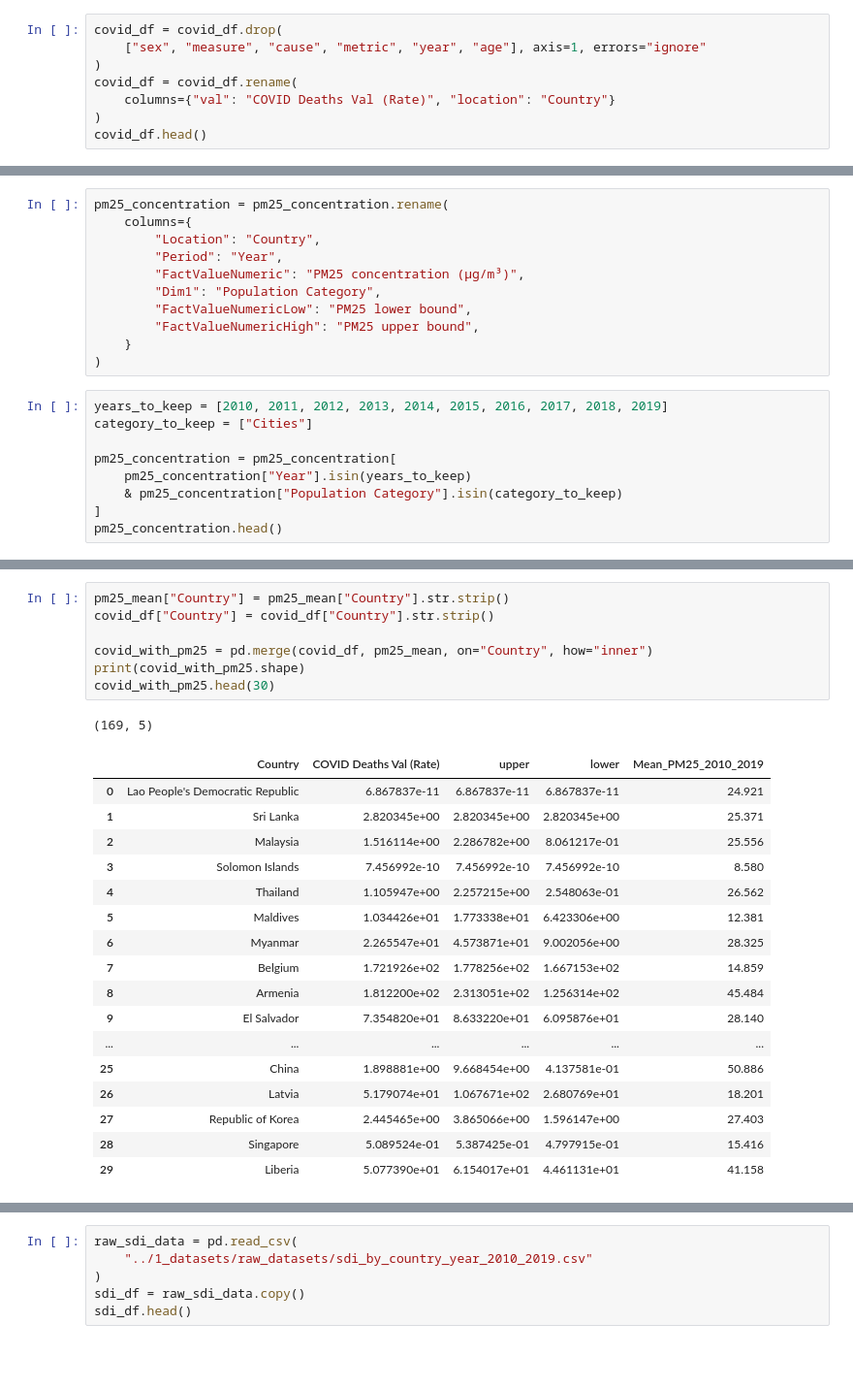
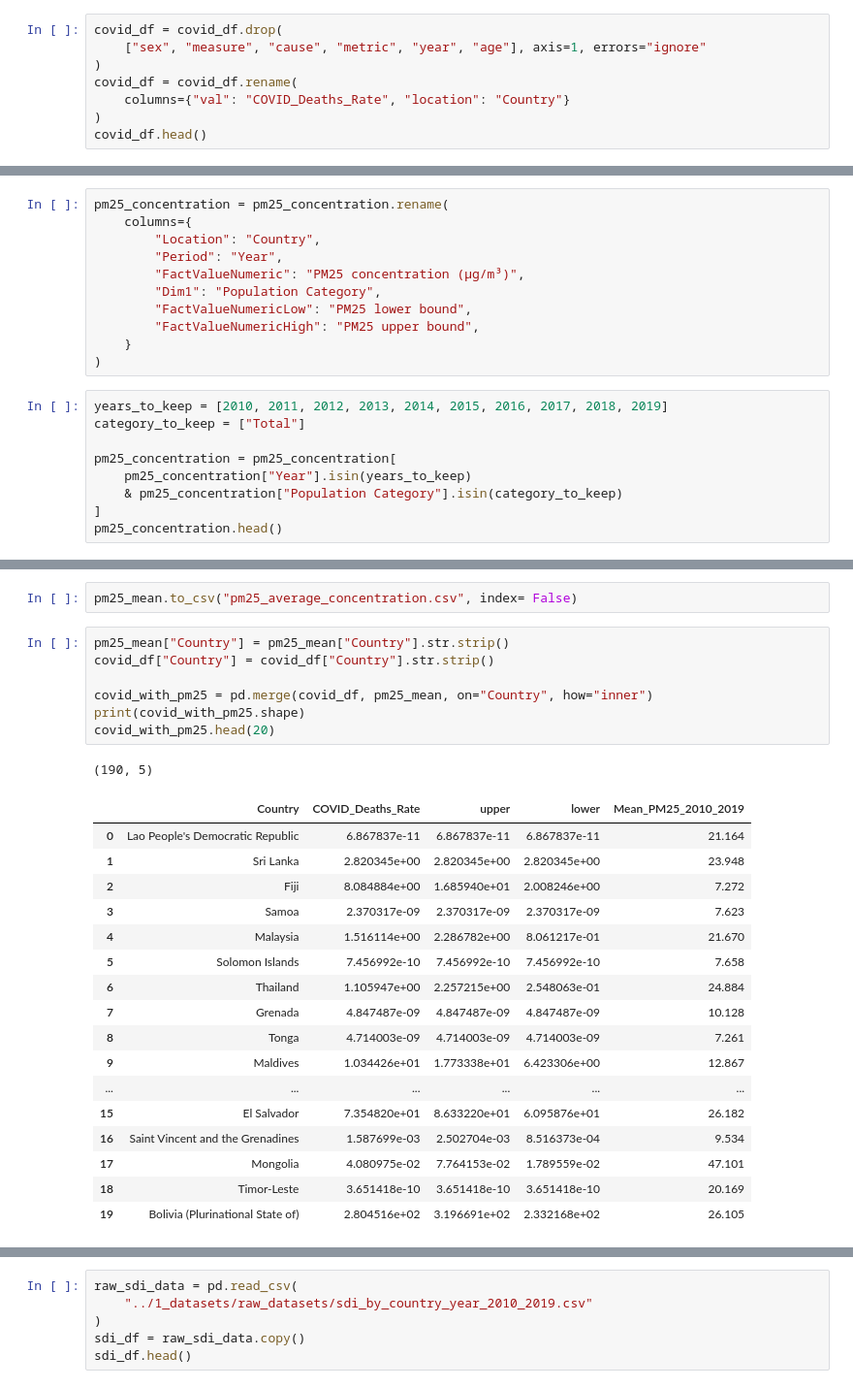
Before and after one commit to ibrahim-sisar/ET6-CDSP-group-09-repo, a Jupyter notebook: 2_data_preparation/covid_deaths_all_countries.ipynb, the cells around one changed output, grey strips where cells are left out. Shown at 97% size. Cells and saved outputs as stored; diff of their text form; blank space fills up the shorter version.

```diff
--- a/2_data_preparation/covid_deaths_all_countries.ipynb
+++ b/2_data_preparation/covid_deaths_all_countries.ipynb
@@ -49,7 +49,7 @@ covid_df = covid_df.drop(
     ["sex", "measure", "cause", "metric", "year", "age"], axis=1, errors="ignore"
 )
 covid_df = covid_df.rename(
-    columns={"val": "COVID Deaths Val (Rate)", "location": "Country"}
+    columns={"val": "COVID_Deaths_Rate", "location": "Country"}
 )
 covid_df.head()
 # %% [output]
@@ -88,7 +90,7 @@ pm25_concentration = pm25_concentration.rename(
 )
 # %%
 years_to_keep = [2010, 2011, 2012, 2013, 2014, 2015, 2016, 2017, 2018, 2019]
-category_to_keep = ["Cities"]
+category_to_keep = ["Total"]
 
 pm25_concentration = pm25_concentration[
     pm25_concentration["Year"].isin(years_to_keep)
@@ -158,26 +213,28 @@ pm25_mean.rename(
+# %%
+pm25_mean.to_csv("pm25_average_concentration.csv", index= False)
 # %%
 pm25_mean["Country"] = pm25_mean["Country"].str.strip()
 covid_df["Country"] = covid_df["Country"].str.strip()
 
 covid_with_pm25 = pd.merge(covid_df, pm25_mean, on="Country", how="inner")
 print(covid_with_pm25.shape)
-covid_with_pm25.head(30)
+covid_with_pm25.head(20)
 # %% [output]
-(169, 5)
+(190, 5)
-|  | Country | COVID Deaths Val (Rate) | upper | lower | Mean_PM25_2010_2019 |
-| 0 | Lao People's Democratic Republic | 6.867837e-11 | 6.867837e-11 | 6.867837e-11 | 24.921 |
-| 1 | Sri Lanka | 2.820345e+00 | 2.820345e+00 | 2.820345e+00 | 25.371 |
-| 2 | Malaysia | 1.516114e+00 | 2.286782e+00 | 8.061217e-01 | 25.556 |
-| 3 | Solomon Islands | 7.456992e-10 | 7.456992e-10 | 7.456992e-10 | 8.580 |
-| 4 | Thailand | 1.105947e+00 | 2.257215e+00 | 2.548063e-01 | 26.562 |
-| 5 | Maldives | 1.034426e+01 | 1.773338e+01 | 6.423306e+00 | 12.381 |
-| 6 | Myanmar | 2.265547e+01 | 4.573871e+01 | 9.002056e+00 | 28.325 |
-| 7 | Belgium | 1.721926e+02 | 1.778256e+02 | 1.667153e+02 | 14.859 |
-| 8 | Armenia | 1.812200e+02 | 2.313051e+02 | 1.256314e+02 | 45.484 |
-| 9 | El Salvador | 7.354820e+01 | 8.633220e+01 | 6.095876e+01 | 28.140 |
+|  | Country | COVID_Deaths_Rate | upper | lower | Mean_PM25_2010_2019 |
+| 0 | Lao People's Democratic Republic | 6.867837e-11 | 6.867837e-11 | 6.867837e-11 | 21.164 |
+| 1 | Sri Lanka | 2.820345e+00 | 2.820345e+00 | 2.820345e+00 | 23.948 |
+| 2 | Fiji | 8.084884e+00 | 1.685940e+01 | 2.008246e+00 | 7.272 |
+| 3 | Samoa | 2.370317e-09 | 2.370317e-09 | 2.370317e-09 | 7.623 |
+| 4 | Malaysia | 1.516114e+00 | 2.286782e+00 | 8.061217e-01 | 21.670 |
+| 5 | Solomon Islands | 7.456992e-10 | 7.456992e-10 | 7.456992e-10 | 7.658 |
+| 6 | Thailand | 1.105947e+00 | 2.257215e+00 | 2.548063e-01 | 24.884 |
+| 7 | Grenada | 4.847487e-09 | 4.847487e-09 | 4.847487e-09 | 10.128 |
+| 8 | Tonga | 4.714003e-09 | 4.714003e-09 | 4.714003e-09 | 7.261 |
+| 9 | Maldives | 1.034426e+01 | 1.773338e+01 | 6.423306e+00 | 12.867 |
 | ... | ... | ... | ... | ... | ... |
-| 25 | China | 1.898881e+00 | 9.668454e+00 | 4.137581e-01 | 50.886 |
-| 26 | Latvia | 5.179074e+01 | 1.067671e+02 | 2.680769e+01 | 18.201 |
-| 27 | Republic of Korea | 2.445465e+00 | 3.865066e+00 | 1.596147e+00 | 27.403 |
-| 28 | Singapore | 5.089524e-01 | 5.387425e-01 | 4.797915e-01 | 15.416 |
-| 29 | Liberia | 5.077390e+01 | 6.154017e+01 | 4.461131e+01 | 41.158 |
+| 15 | El Salvador | 7.354820e+01 | 8.633220e+01 | 6.095876e+01 | 26.182 |
+| 16 | Saint Vincent and the Grenadines | 1.587699e-03 | 2.502704e-03 | 8.516373e-04 | 9.534 |
+| 17 | Mongolia | 4.080975e-02 | 7.764153e-02 | 1.789559e-02 | 47.101 |
+| 18 | Timor-Leste | 3.651418e-10 | 3.651418e-10 | 3.651418e-10 | 20.169 |
+| 19 | Bolivia (Plurinational State of) | 2.804516e+02 | 3.196691e+02 | 2.332168e+02 | 26.105 |
```
Also changed, not shown: parts of 22 cells of this notebook, 13 other files.
